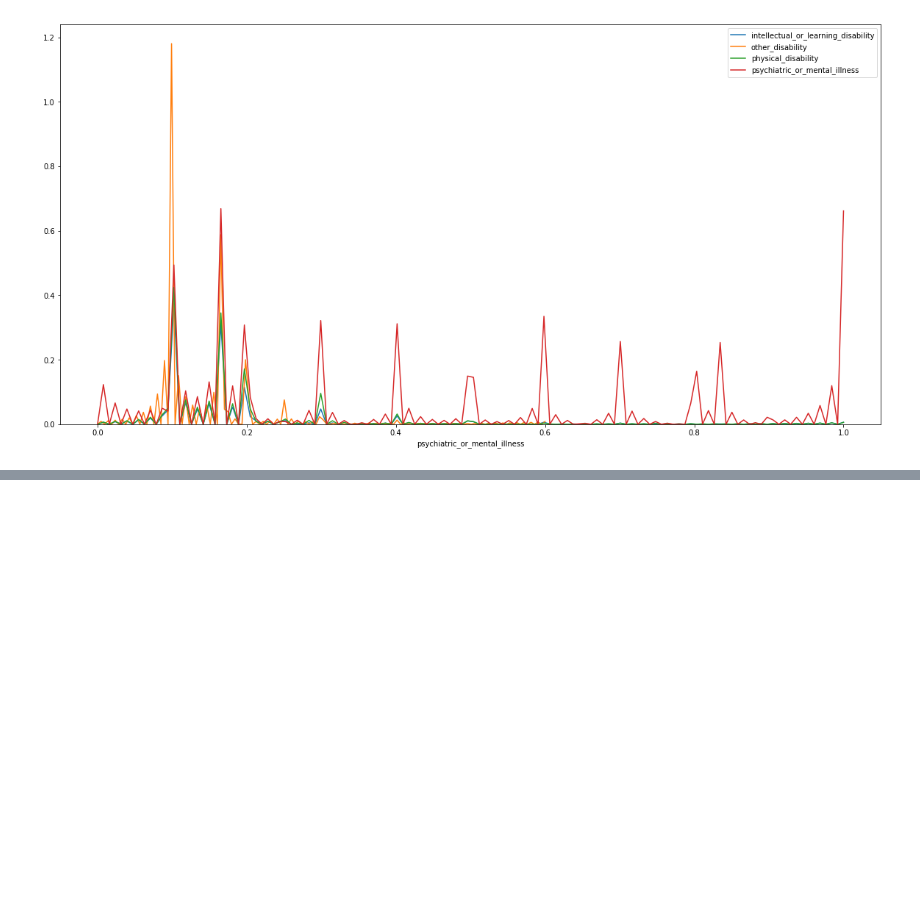
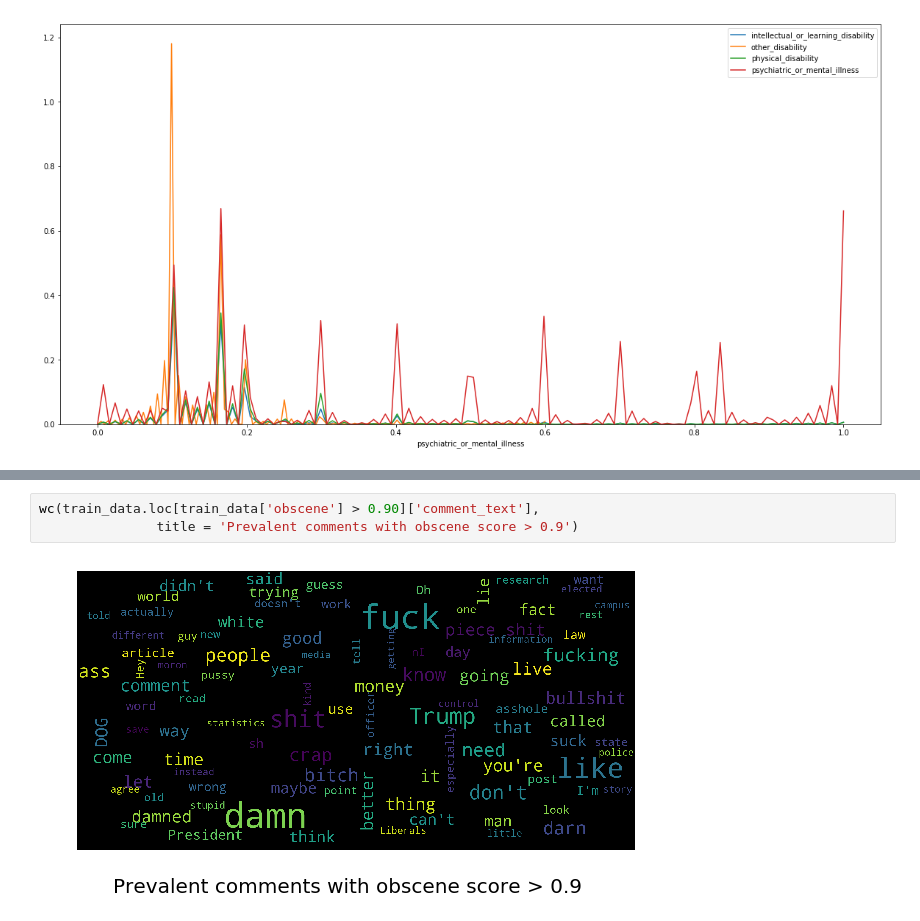
Before and after one commit to chrisdangerhaddad/toxic_comments, a Jupyter notebook: Exploratory_Data_Analysis_SR.ipynb, the cells around one changed output, grey strips where cells are left out. Drawn from its saved outputs; the diff is of its cells as text; blank space fills up the shorter version.

```diff
--- a/Exploratory_Data_Analysis_SR.ipynb
+++ b/Exploratory_Data_Analysis_SR.ipynb
@@ -152,0 +194,5 @@ plt.show()
+# %%
+wc(train_data.loc[train_data['obscene'] > 0.90]['comment_text'],
+               title = 'Prevalent comments with obscene score > 0.9')
+# %% [output]
+[figure, added]
```
Also changed, not shown: parts of 23 cells of this notebook.
